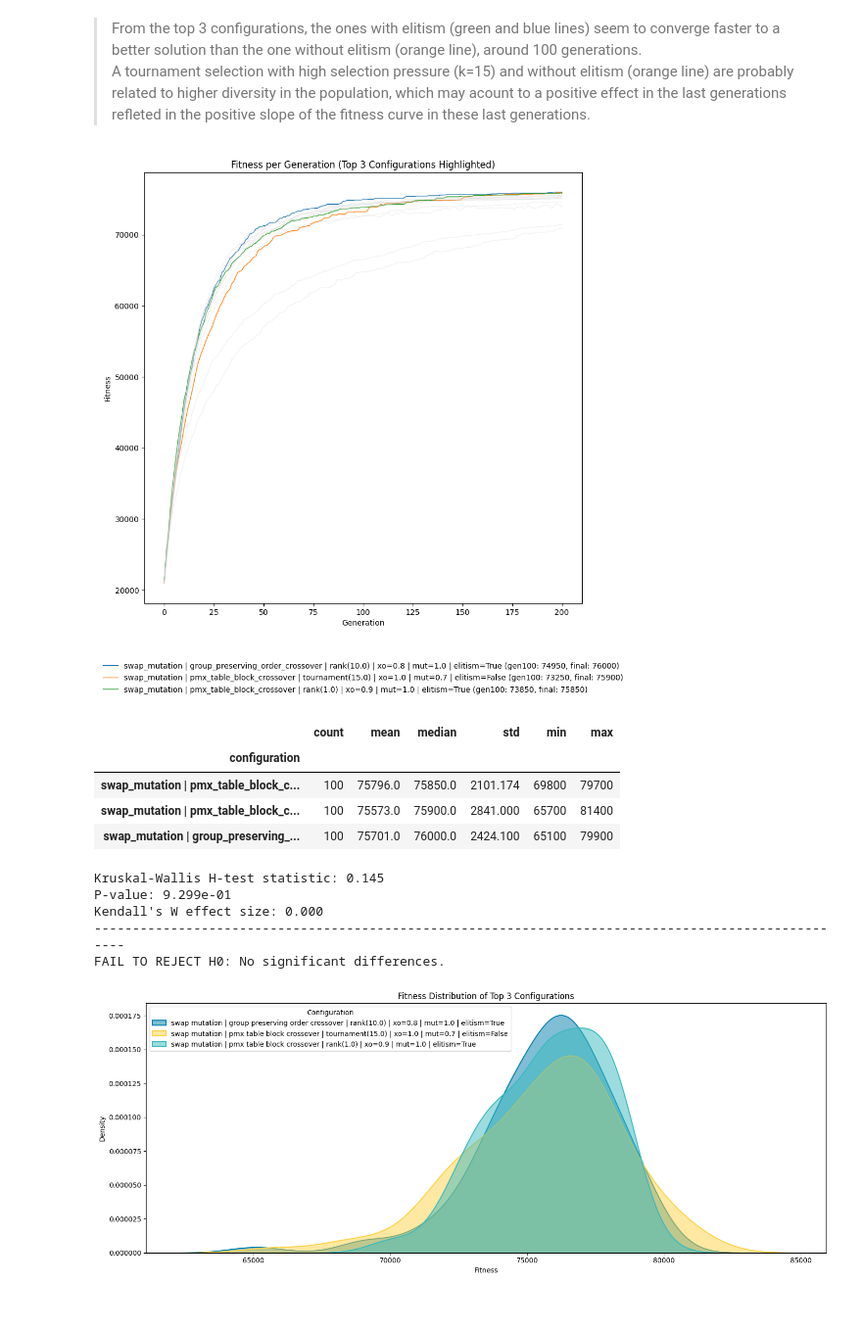
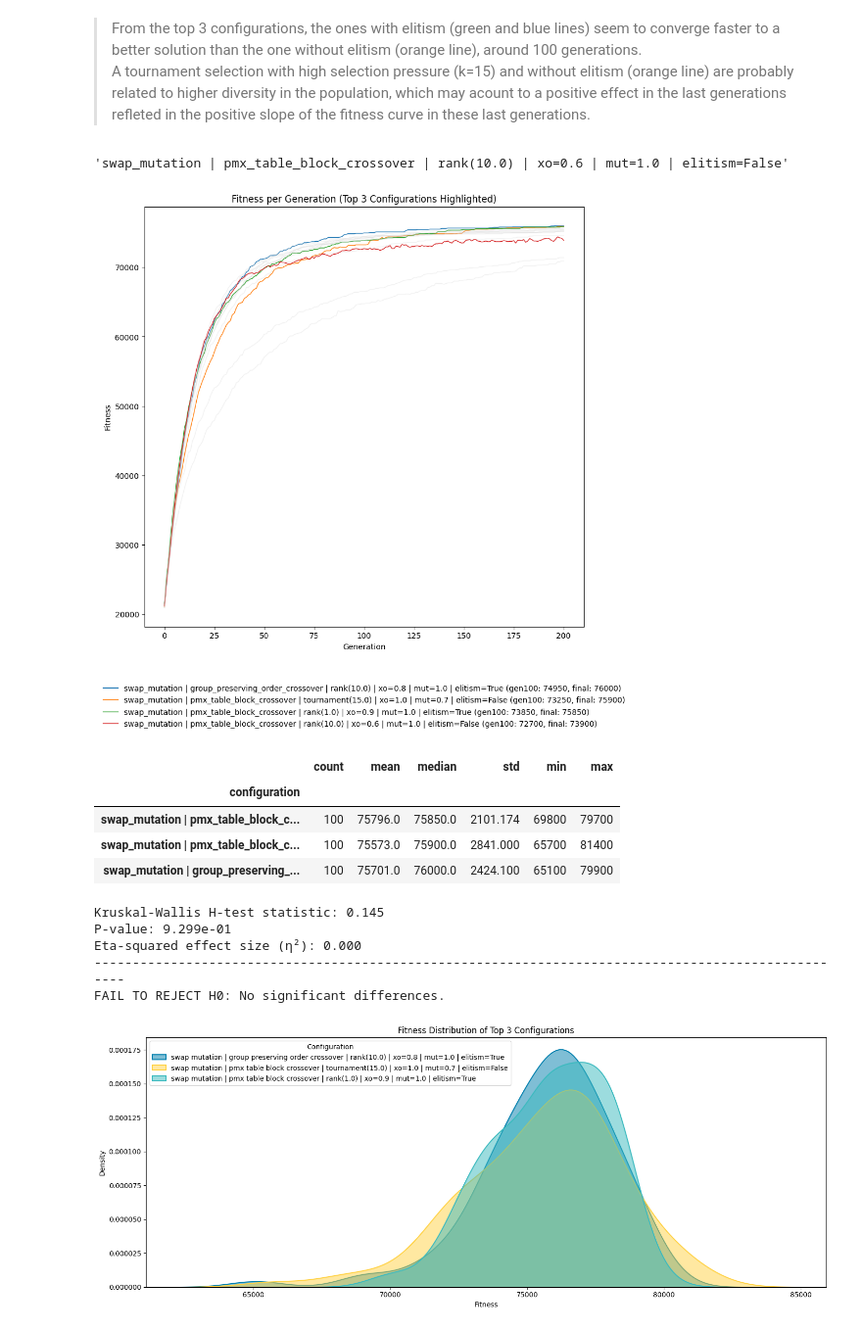
Before and after one commit to ritzww/CIFO-24-25, a Jupyter notebook: Notebooks and Functions/2_GA_results_analysis.ipynb, the cells around one changed output. Shown at 98% size. Drawn from its saved outputs; the diff is of its cells as text; code cells hidden in the pictures.

```diff
--- a/Notebooks and Functions/2_GA_results_analysis.ipynb
+++ b/Notebooks and Functions/2_GA_results_analysis.ipynb
@@ -411,17 +340,17 @@ for i, group in enumerate(elitism_order):
     median = group_data.median()
     iqr = q3 - q1
 
-    label = f"Median: {median:.0f} \nIQR: {iqr:.0f}"
+    # label = f"Median: {median:.0f} \nIQR: {iqr:.0f}"
 
-    ax.text(
-        x=q3 + 400,
-        y=i - 0.1,
-        s=label,
-        va='bottom',
-        ha='left',
-        fontsize=9,
-        color="black"
-    )
+    # ax.text(
+    #     x=q3 + 400,
+    #     y=i - 0.1,
+    #     s=label,
+    #     va='bottom',
+    #     ha='left',
+    #     fontsize=9,
+    #     color="black"
+    # )
 
 plt.tight_layout()
 plt.show()
@@ -546,3 +448,23 @@ summary
 | swap_mutation | pmx_table_block_c... | 100 | 75573.0 | 75900.0 | 2841.000 | 65700 | 81400 |
 | swap_mutation | group_preserving_... | 100 | 75701.0 | 76000.0 | 2424.100 | 65100 | 79900 |
 | swap_mutation | pmx_table_block_c... | 100 | 76838.0 | 76950.0 | 1671.676 | 71900 | 80400 |
+# %%
+plt.figure(figsize=(18, 7))
+
+ax = sns.boxplot(data=df_exploded, x="final_best_fitness_prun", y="configuration")
+
+plt.title("Fitness Distribution by GA Configuration (Top 14)")
+plt.xlabel("Fitness")
+plt.ylabel("Configuration")
+
+config_order = df_exploded["configuration"].unique()
+
+for i, config in enumerate(config_order):
+    group_data = df_exploded[df_exploded["configuration"] == config]["final_best_fitness_prun"]
+    q1 = group_data.quantile(0.25)
+    q3 = group_data.quantile(0.75)
+    median = group_data.median()
+    iqr = q3 - q1
+
+plt.tight_layout()
+plt.show()
@@ -569,31 +485,37 @@ plot_dunn_results(dunn_results)
 # %% [markdown]
 > From the top 3 configurations, the ones with elitism (green and blue lines) seem to converge faster to a better solution than the one without elitism (orange line), around 100 generations.
 <br>A tournament selection with high selection pressure (k=15) and without elitism (orange line) are probably related to higher diversity in the population, which may acount to a positive effect in the last generations refleted in the positive slope of the fitness curve in these last generations.
+# %%
+outlier=final_res_sorted.iloc[11]
+outlier.configuration
+# %% [output]
+'swap_mutation | pmx_table_block_crossover | rank(10.0) | xo=0.6 | mut=1.0 | elitism=False'
 # %%
 top_3 = final_res_sorted.head(3)
 top_configs = top_3["configuration"].tolist()
+top_configs.append(outlier.configuration)
 
 plt.figure(figsize=(10, 10))
 
 for _, row in final_res_sorted.iterrows():
     fitness_curve = row["fitness_per_generation"]
     config = row["configuration"]
     gen100_median = fitness_curve[100]
     label = f"{row['configuration']} (gen100: {round(gen100_median)}, final: {round(row['final_fitness'])})"
 
     if config in top_configs:
         plt.plot(fitness_curve, label=label, linewidth=1)
     else:
         plt.plot(fitness_curve, color="lightgray", linewidth=1, alpha=0.3)
 
 plt.title("Fitness per Generation (Top 3 Configurations Highlighted)")
 plt.xlabel("Generation")
 plt.ylabel("Fitness")
 plt.legend(loc="upper center", bbox_to_anchor=(0.5, -0.12), ncol=1, frameon=False)
 plt.tight_layout()
 plt.show()
 # %% [output]
-[figure, old version]
+[figure, new version]
 # %%
 df_exploded = (
     top_3[["configuration", "final_best_fitness_prun"]]
@@ -628,6 +550,6 @@ kruskal_wallis_test(top_3_groups)
 # %% [output]
 Kruskal-Wallis H-test statistic: 0.145
 P-value: 9.299e-01
-Kendall's W effect size: 0.000
+Eta-squared effect size (η²): 0.000
 ----------------------------------------------------------------------------------------------------
 FAIL TO REJECT H0: No significant differences.
```
Also changed, not shown: parts of 17 cells of this notebook.
